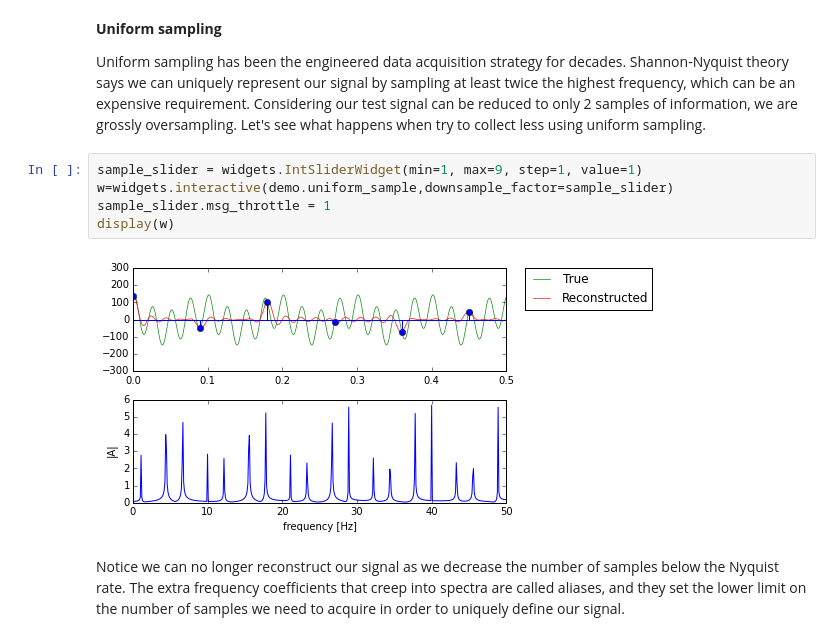
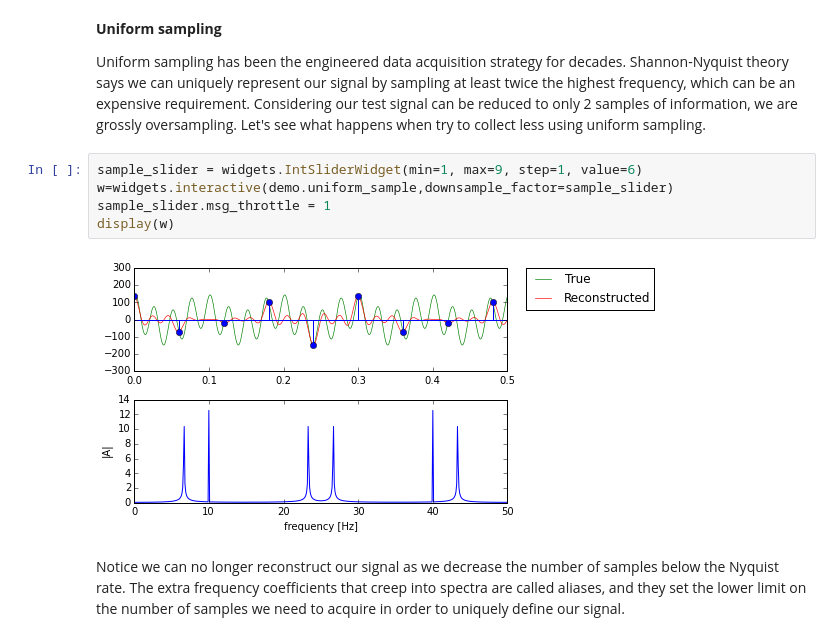
Before and after one commit to kwinkunks/leadingEdge, a Jupyter notebook: compressed.ipynb, the cells around one changed output. Cells and saved outputs as stored; diff of their text form.

```diff
--- a/compressed.ipynb
+++ b/compressed.ipynb
@@ -50,12 +50,12 @@ Let's make the jump from data compression to compressed sensing, where we will t
 Uniform sampling has been the engineered data acquisition strategy for decades. Shannon-Nyquist theory says we can uniquely represent our signal by sampling at least twice the highest frequency, which can be an expensive requirement. Considering our test signal can be reduced to only 2 samples of information, we are grossly oversampling. Let's see what happens when try to collect less using uniform sampling.
 </p>
 # %%
-sample_slider = widgets.IntSliderWidget(min=1, max=9, step=1, value=1)
+sample_slider = widgets.IntSliderWidget(min=1, max=9, step=1, value=6)
 w=widgets.interactive(demo.uniform_sample,downsample_factor=sample_slider)
 sample_slider.msg_throttle = 1
 display(w)
 # %% [output]
-[figure, old version]
+[figure, new version]
 # %% [markdown]
 <p>
 Notice we can no longer reconstruct our signal as we decrease the number of samples below the Nyquist rate. The extra frequency coefficients that creep into spectra are called aliases, and they set the lower limit on the number of samples we need to acquire in order to uniquely define our signal.
```
Also changed, not shown: parts of 3 cells of this notebook.
